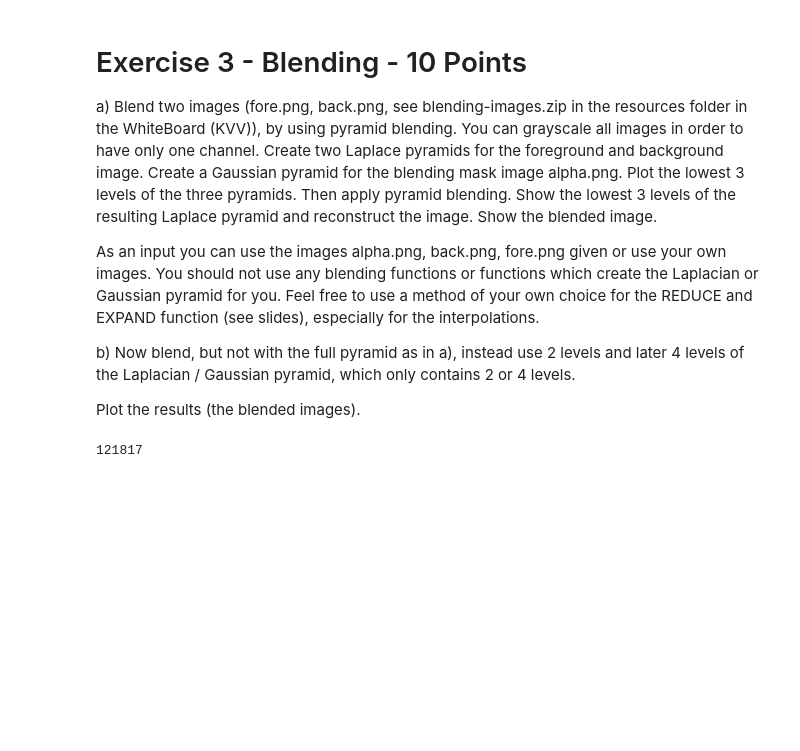
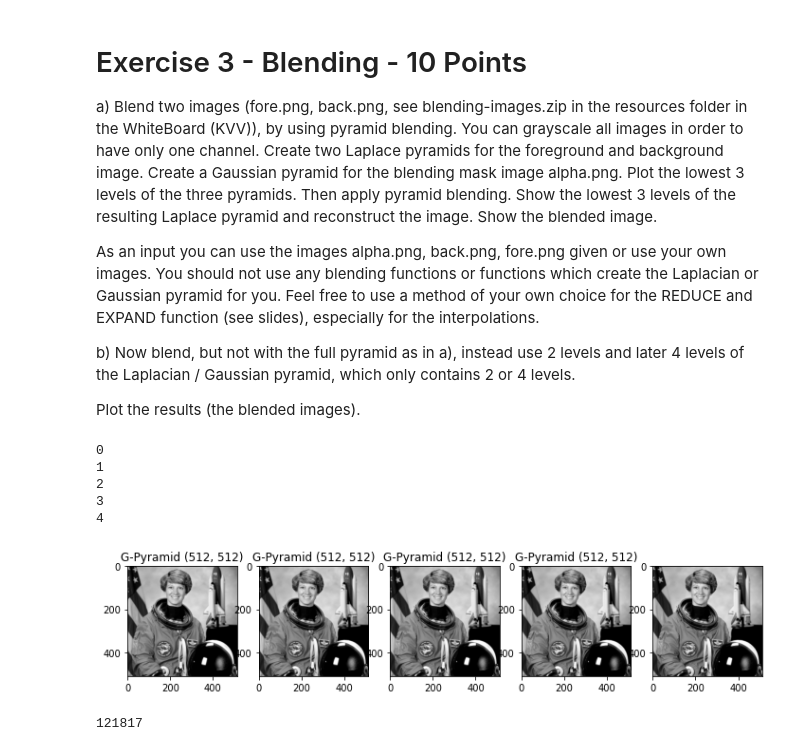
Before and after one commit to Ad96el/Bilderkennung, a Jupyter notebook: assignments/11-assignment.ipynb, the cells around one changed output. Cells and saved outputs as stored; diff of their text form; code cells hidden in the pictures; blank space fills up the shorter version.

```diff
--- a/assignments/11-assignment.ipynb
+++ b/assignments/11-assignment.ipynb
@@ -125,7 +125,7 @@ kernel = np.array([
     [1/25, 1/25, 1/25, 1/25, 1/25]
 ])
 # %%
-def gaussian_pyramid(img):
+def reduce_(img):
     x, y = img.shape[0]//2, img.shape[1]//2
     result = np.zeros((x, y))
     for i in range(2, x-2):
@@ -137,7 +137,7 @@ def gaussian_pyramid(img):
             result[i,j] = pixel
     return result
 
-def laplacian_pyramid(img):
+def expand_(img):
     x, y = img.shape[0]*2, img.shape[1]*2
     result = np.zeros((x,y))
     for i in range(2, x-2):
@@ -148,6 +148,35 @@ def laplacian_pyramid(img):
                     pixel += kernel[m,n] * img[(i-m)//2, (j-n)//2]
             result[i,j] = pixel # if we multiply with 4, values become greater 1
     return result
+
+def gaussian_pyramid(img):
+    tmp = img.copy()
+    result = []
+    result.append(tmp)
+    while tmp.shape[0] != 32:
+        tmp = reduce_(tmp)
+        result.append(tmp)
+    return result
+# %%
+g_pyramids = gaussian_pyramid(astro)
+
+k = len(g_pyramids) * 10
+numb = 101 + k
+
+for i in range(len(g_pyramids)):
+    print(i)
+    plt.title("G-Pyramid " + str(g_pyramids[0].shape))
+    plt.subplot(numb)
+    plt.imshow(g_pyramids[0], cmap="gray")
+    numb += 1
+plt.show()
+# %% [output]
+0
+1
+2
+3
+4
+[figure, added]
 # %%
 test = gaussian_pyramid(astro)
 ex = laplacian_pyramid(test)
```
